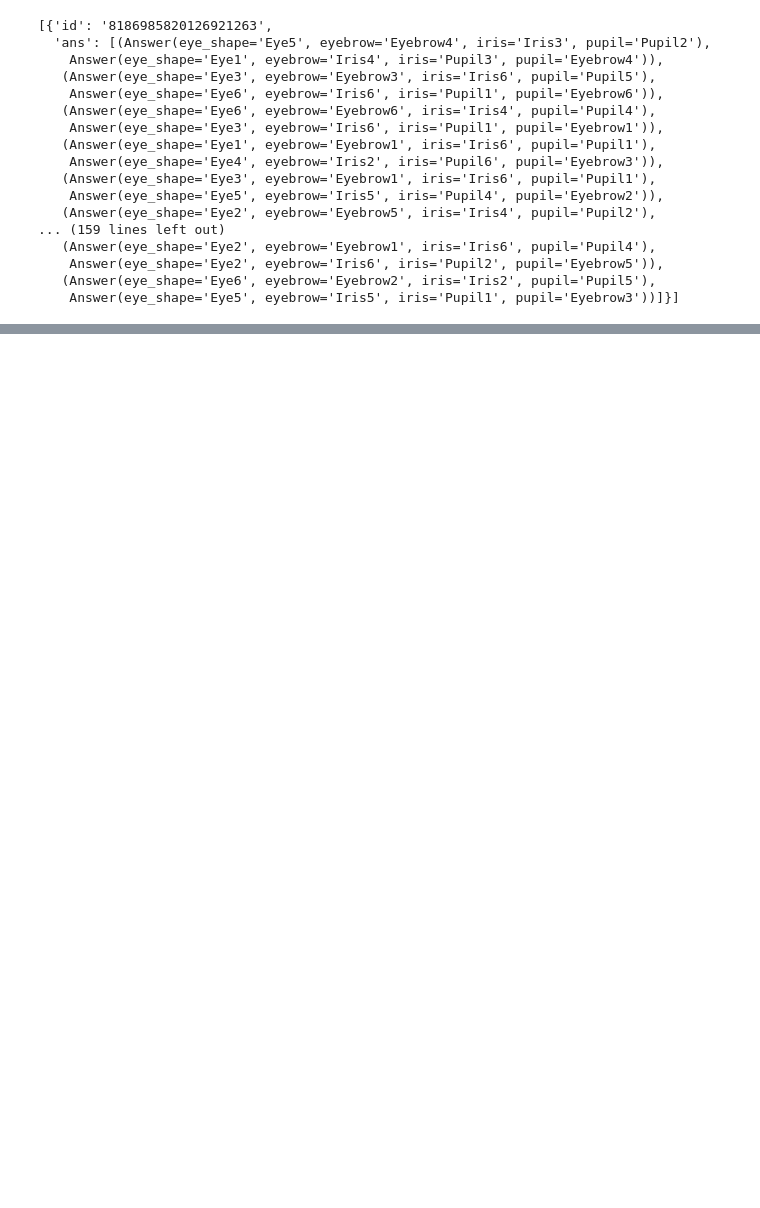
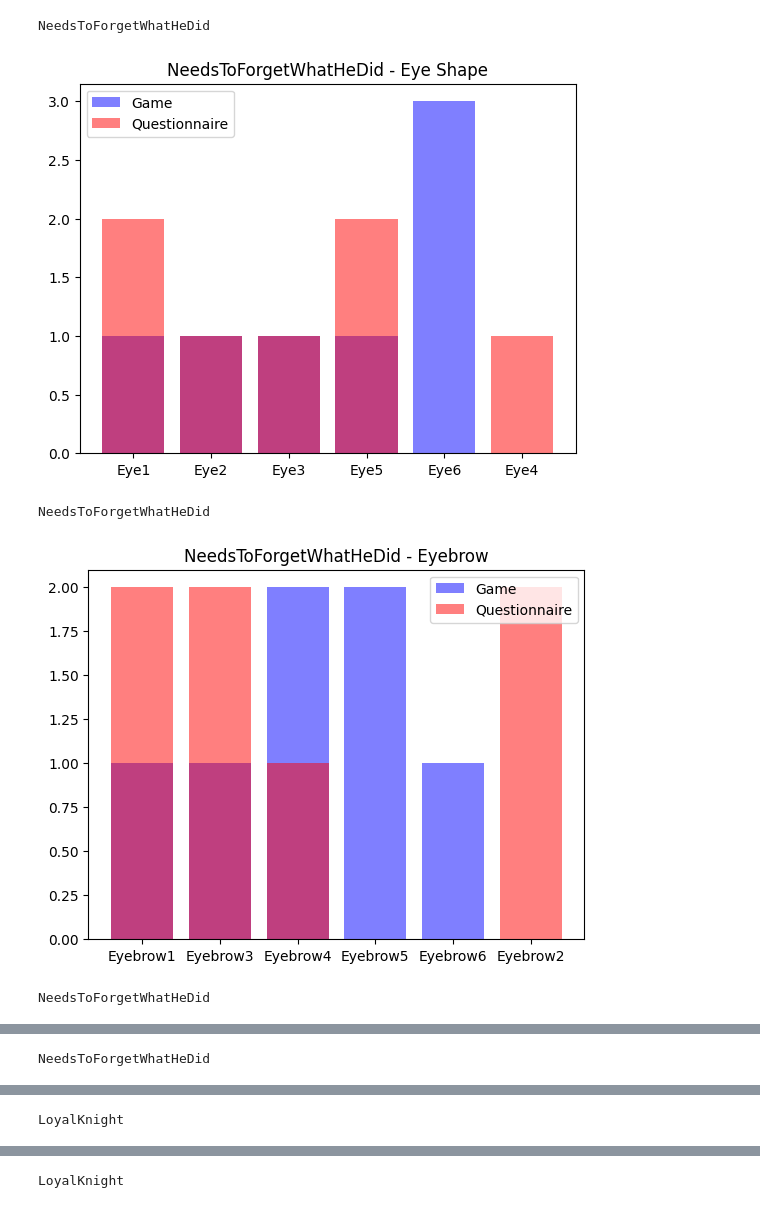
Before and after one commit to MarkusSecundus/Gamestudies-Experiment, a Jupyter notebook: analysis/process_logs.ipynb, the cells around one changed output, grey strips where cells are left out. Saved outputs shown, nothing was run; the diff lists cells and outputs as text; code cells hidden in the pictures; blank space fills up the shorter version.

```diff
--- a/analysis/process_logs.ipynb
+++ b/analysis/process_logs.ipynb
@@ -113,28 +137,37 @@ def load_logs(dir_path = "./game_logs")->list[Data]:
 # %%
-questionnaire = load_main_questionnaire()
-game_logs = load_logs()
-questionnaire_ids = {qe.id : qe for qe in questionnaire}
-game_ids = {qe.id : qe for qe in game_logs}
+questionnaire_raw = load_main_questionnaire()
+gamelogs_raw = load_logs()
+questionnaire_ids = {qe.id : qe for qe in questionnaire_raw}
+game_ids = {qe.id : qe for qe in gamelogs_raw}
 matching_ids = {x for x in questionnaire_ids.keys() if x in game_ids.keys()}
 
+questionnaire = [questionnaire_ids[id] for id in matching_ids]
+gamelogs = [game_ids[id] for id in matching_ids]
 data = [MultiData(id, game_ids[id].answers, questionnaire_ids[id].answers ) for id in matching_ids]
+QUESTIONS_COUNT = len(data[0].game)
 # %%
-[{"id" : x.id, "ans": list(zip(x.game, x.questionnaire))} for x in data]
+for idx in range(QUESTIONS_COUNT - 1):
+	game = get_answers_to_question(gamelogs, idx)
+	ques = get_answers_to_question(questionnaire, idx)
+
+	def plot_counts(human_readable, part):
+		prompt = game[0].prompt
+		print(game[0].prompt)
+		plt.title(prompt + " - " + human_readable)
+		plt.bar(*get_counts(get_fields(game, part)), color="#0000ff", alpha=0.5)
+		plt.bar(*get_counts(get_fields(ques, part)), color="#ff0000", alpha=0.5)
+		plt.legend(["Game", "Questionnaire"])
+		#ax = plt.figure().gca()
+		#ax.yaxis.set_major_locator(MaxNLocator(integer=True))
+		plt.show()
+
+	plot_counts("Eye Shape", "eye_shape")
+	plot_counts("Eyebrow", "eyebrow")
+	plot_counts("Iris", "iris")
+	plot_counts("Pupil", "pupil")
 # %% [output]
-[{'id': '8186985820126921263',
-  'ans': [(Answer(eye_shape='Eye5', eyebrow='Eyebrow4', iris='Iris3', pupil='Pupil2'),
-    Answer(eye_shape='Eye1', eyebrow='Iris4', iris='Pupil3', pupil='Eyebrow4')),
-   (Answer(eye_shape='Eye3', eyebrow='Eyebrow3', iris='Iris6', pupil='Pupil5'),
-    Answer(eye_shape='Eye6', eyebrow='Iris6', iris='Pupil1', pupil='Eyebrow6')),
-   (Answer(eye_shape='Eye6', eyebrow='Eyebrow6', iris='Iris4', pupil='Pupil4'),
-    Answer(eye_shape='Eye3', eyebrow='Iris6', iris='Pupil1', pupil='Eyebrow1')),
-   (Answer(eye_shape='Eye1', eyebrow='Eyebrow1', iris='Iris6', pupil='Pupil1'),
-    Answer(eye_shape='Eye4', eyebrow='Iris2', iris='Pupil6', pupil='Eyebrow3')),
-   (Answer(eye_shape='Eye3', eyebrow='Eyebrow1', iris='Iris6', pupil='Pupil1'),
-    Answer(eye_shape='Eye5', eyebrow='Iris5', iris='Pupil4', pupil='Eyebrow2')),
-   (Answer(eye_shape='Eye2', eyebrow='Eyebrow5', iris='Iris4', pupil='Pupil2'),
-... (159 lines left out)
-   (Answer(eye_shape='Eye2', eyebrow='Eyebrow1', iris='Iris6', pupil='Pupil4'),
-    Answer(eye_shape='Eye2', eyebrow='Iris6', iris='Pupil2', pupil='Eyebrow5')),
-   (Answer(eye_shape='Eye6', eyebrow='Eyebrow2', iris='Iris2', pupil='Pupil5'),
-    Answer(eye_shape='Eye5', eyebrow='Iris5', iris='Pupil1', pupil='Eyebrow3'))]}]
+NeedsToForgetWhatHeDid
+[figure, added]
+NeedsToForgetWhatHeDid
+[figure, added]
+NeedsToForgetWhatHeDid
@@ -140,0 +175 @@ data = [MultiData(id, game_ids[id].answers, questionnaire_ids[id].answers ) for
+NeedsToForgetWhatHeDid
@@ -140,0 +177 @@ data = [MultiData(id, game_ids[id].answers, questionnaire_ids[id].answers ) for
+LoyalKnight
@@ -140,0 +179 @@ data = [MultiData(id, game_ids[id].answers, questionnaire_ids[id].answers ) for
+LoyalKnight
```
Also changed, not shown: parts of 2 cells of this notebook, 2 other files.
